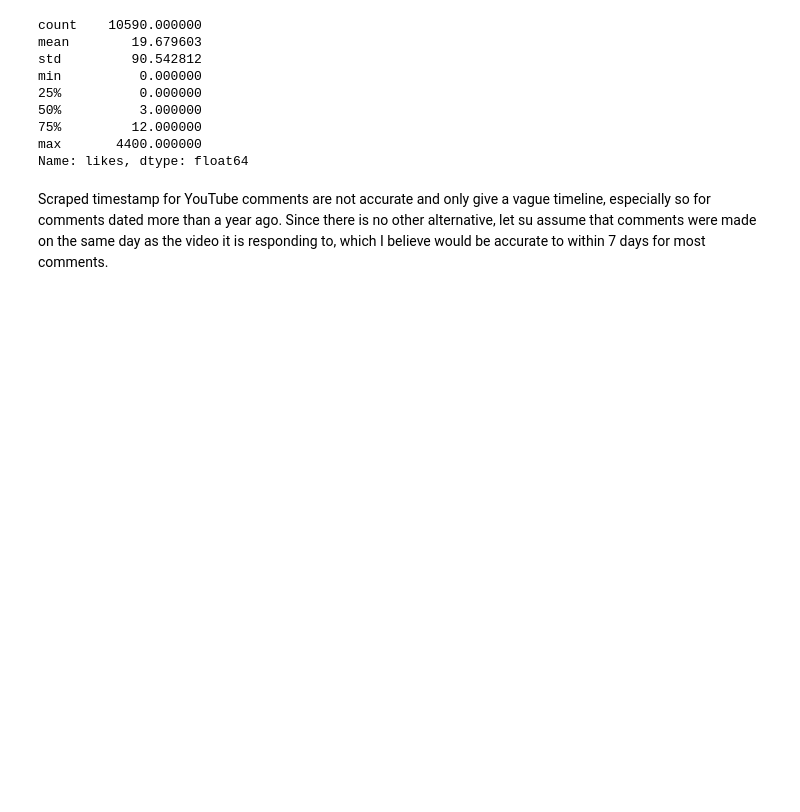
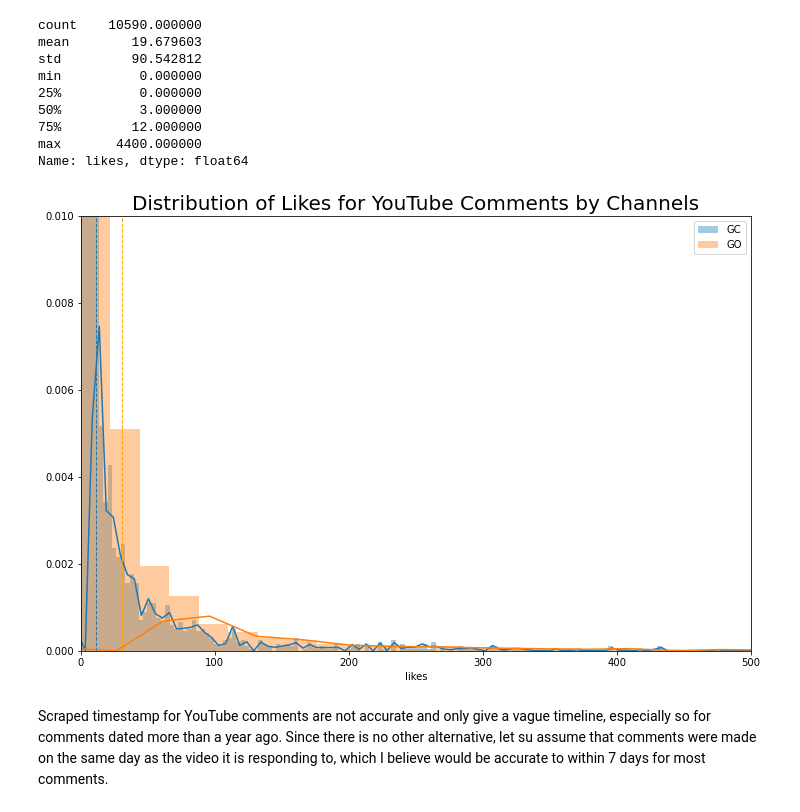
Before and after one commit to yewtong/project_capstone, a Jupyter notebook: code/3.0_DT_EDA.ipynb, the cells around one changed output. Cells and saved outputs as stored; diff of their text form; code cells hidden in the pictures; blank space fills up the shorter version.

```diff
--- a/code/3.0_DT_EDA.ipynb
+++ b/code/3.0_DT_EDA.ipynb
@@ -405,6 +406,27 @@ min          0.000000
 75%         12.000000
 max       4400.000000
 Name: likes, dtype: float64
+# %%
+# let's take a closer look at the distribution of likes across channels
+plt.figure(figsize=[12,8])
+plt.title("Distribution of Likes for YouTube Comments by Channels", size=20)
+
+gc = sns.distplot(df_yt_comments_sel.groupby("channel").get_group("GC")["likes"], label="GC", bins=200)
+plt.axvline(x=df_yt_comments_sel.groupby("channel").get_group("GC")["likes"].mean(), ls="--", lw=1)
+
+go = sns.distplot(df_yt_comments_sel.groupby("channel").get_group("GO")["likes"], label="GO", bins=200)
+plt.axvline(x=df_yt_comments_sel.groupby("channel").get_group("GO")["likes"].mean(), color="orange", ls="--", lw=1)
+
+gc.set(ylim=(0, 0.01))
+gc.set(xlim=(0, 500))
+go.set(ylim=(0, 0.01))
+go.set(xlim=(0, 500))
+
+plt.legend()
+plt.savefig("../assets/ytcomm_likes_dist.png", transparent=True, bbox_inches='tight')
+plt.show()
+# %% [output]
+[figure, added]
 # %% [markdown]
 Scraped timestamp for YouTube comments are not accurate and only give a vague timeline, especially so for comments dated more than a year ago. Since there is no other alternative, let su assume that comments were made on the same day as the video it is responding to, which I believe would be accurate to within 7 days for most comments.
 # %%
```
Also changed, not shown: parts of 22 cells of this notebook, 13 other files.
